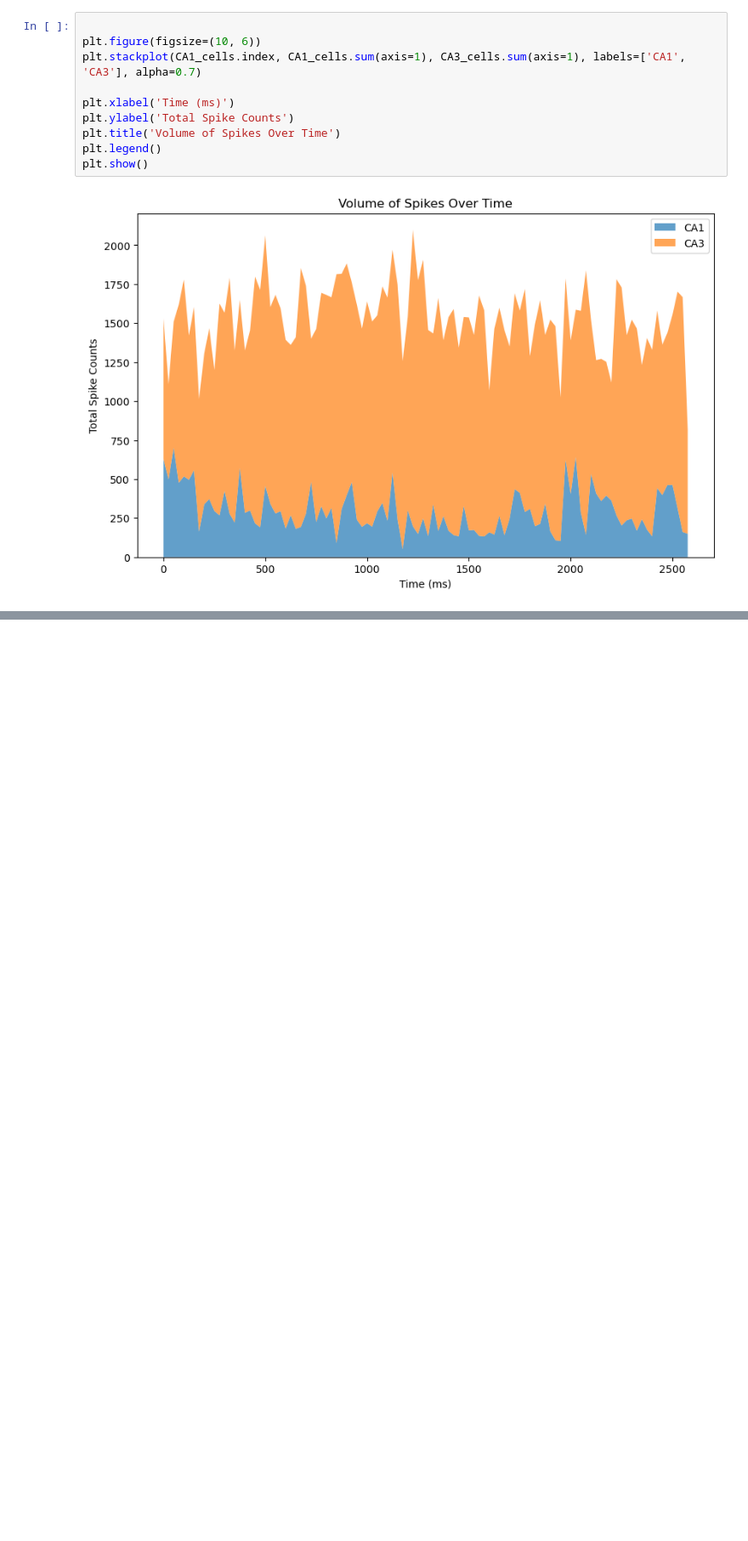
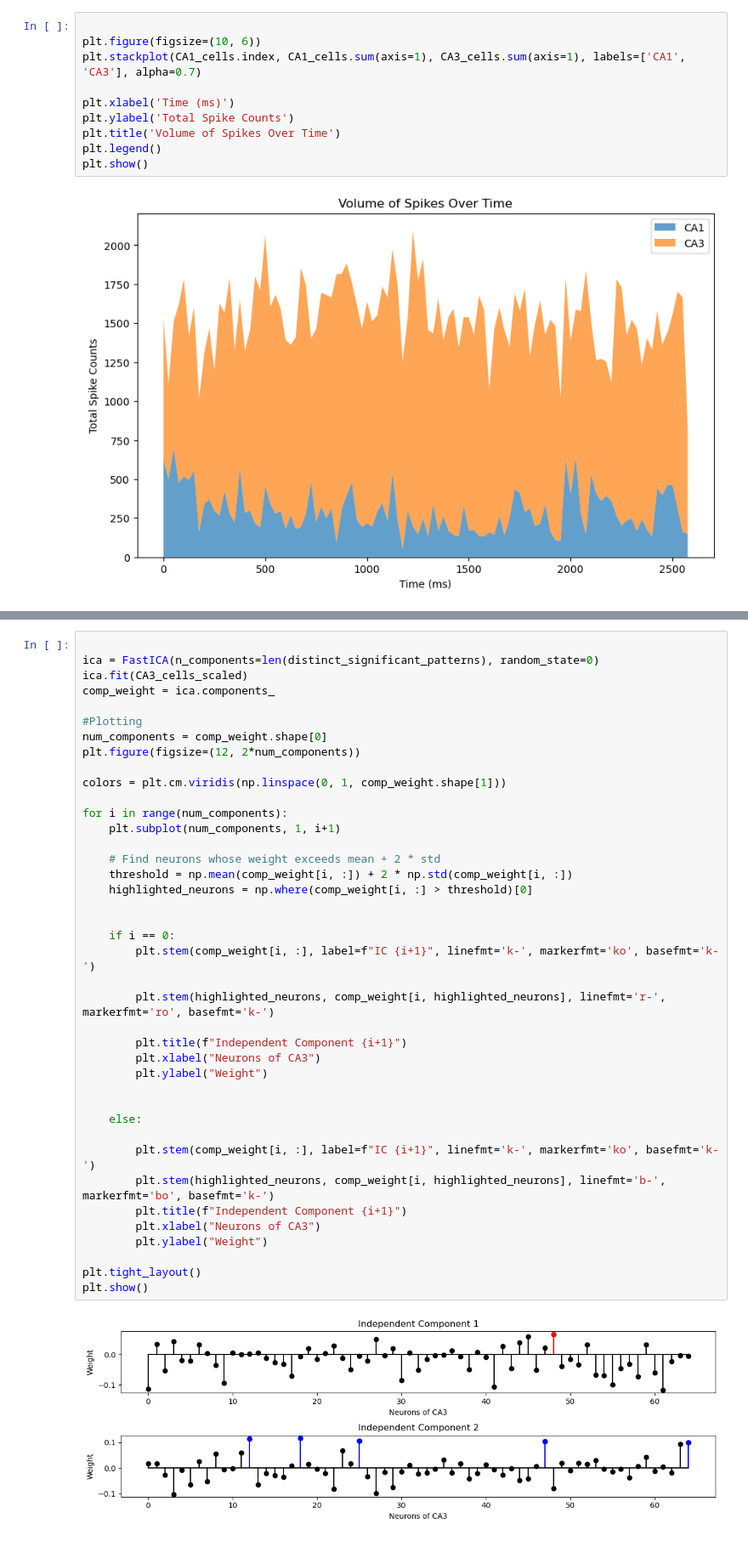
Before and after one commit to tristanstoeber/hpc_act_corr, a Jupyter notebook: hpc_act_corr/00_load_data.ipynb, the cells around one changed output, grey strips where cells are left out. Shown at 85% size. Drawn from its saved outputs; the diff is of its cells as text; blank space fills up the shorter version.

Commit message:
add stem plot

```diff
--- a/hpc_act_corr/00_load_data.ipynb
+++ b/hpc_act_corr/00_load_data.ipynb
@@ -537,0 +430,42 @@ plt.show()
+# %%
+
+ica = FastICA(n_components=len(distinct_significant_patterns), random_state=0)
+ica.fit(CA3_cells_scaled)
+comp_weight = ica.components_
+
+#Plotting
+num_components = comp_weight.shape[0]
+plt.figure(figsize=(12, 2*num_components))
+
+colors = plt.cm.viridis(np.linspace(0, 1, comp_weight.shape[1]))
+
+for i in range(num_components):
+    plt.subplot(num_components, 1, i+1)
+
+    # Find neurons whose weight exceeds mean + 2 * std
+    threshold = np.mean(comp_weight[i, :]) + 2 * np.std(comp_weight[i, :])
+    highlighted_neurons = np.where(comp_weight[i, :] > threshold)[0]
+
+
+    if i == 0:
+        plt.stem(comp_weight[i, :], label=f"IC {i+1}", linefmt='k-', markerfmt='ko', basefmt='k-')
+
+        plt.stem(highlighted_neurons, comp_weight[i, highlighted_neurons], linefmt='r-', markerfmt='ro', basefmt='k-')
+
+        plt.title(f"Independent Component {i+1}")
+        plt.xlabel("Neurons of CA3")
+        plt.ylabel("Weight")
+
+
+    else:
+
+        plt.stem(comp_weight[i, :], label=f"IC {i+1}", linefmt='k-', markerfmt='ko', basefmt='k-')
+        plt.stem(highlighted_neurons, comp_weight[i, highlighted_neurons], linefmt='b-', markerfmt='bo', basefmt='k-')
+        plt.title(f"Independent Component {i+1}")
+        plt.xlabel("Neurons of CA3")
+        plt.ylabel("Weight")
+
+plt.tight_layout()
+plt.show()
+# %% [output]
+[figure, added]
```
Also changed, not shown: parts of 24 cells of this notebook.
